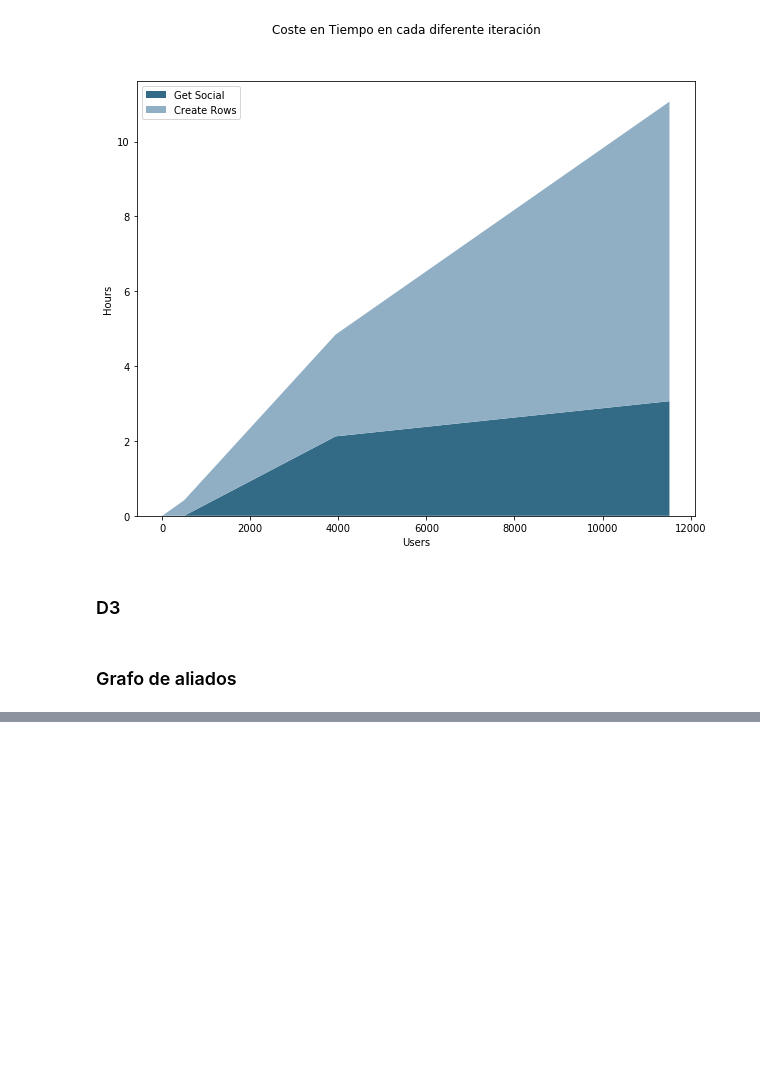
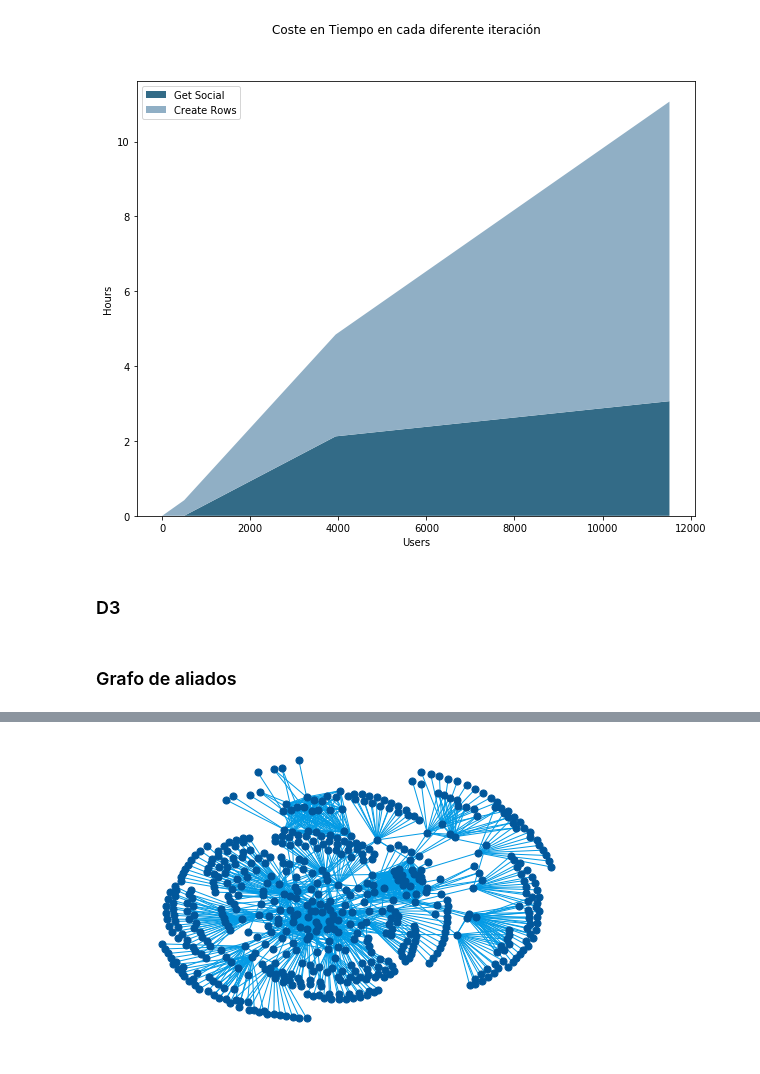
Before and after one commit to albertogcmr/final-project-codewars-ih, a Jupyter notebook: source/Representación de datos.ipynb, the cells around one changed output, grey strips where cells are left out. Drawn from its saved outputs; the diff is of its cells as text; code cells hidden in the pictures; blank space fills up the shorter version.

```diff
--- a/source/Representación de datos.ipynb
+++ b/source/Representación de datos.ipynb
@@ -124,0 +115,12 @@ nx.draw_kamada_kawai(G, node_size=50, node_color='#01579B', edge_color='#039BE5'
+# %%
+def get_social_from_users_set(users_set):
+    res = users_set
+    errors = []
+    for i, user in enumerate(users_set):
+        try:
+            res = res.union(get_social(user))
+        except:
+            errors.append(user)
+
+    save_set_users(users=errors, filename='../errors/social-error.txt')
+    return res
@@ -124,0 +140,4 @@ nx.draw_kamada_kawai(G, node_size=50, node_color='#01579B', edge_color='#039BE5'
+# %%
+x, y = create_rows_graph(usuarios)
+df_social = pd.DataFrame({'from': x, 'to': y})
+df_social.head()
@@ -124,0 +151,5 @@ nx.draw_kamada_kawai(G, node_size=50, node_color='#01579B', edge_color='#039BE5'
+# %%
+F = nx.from_pandas_edgelist(df=df_social, source='from', target='to', create_using=nx.Graph())
+nx.draw_kamada_kawai(F, node_size=50, node_color='#01579B', edge_color='#039BE5', with_labels=False)
+# %% [output]
+[figure, added]
```
Also changed, not shown: parts of 9 cells of this notebook, 4 other files.
